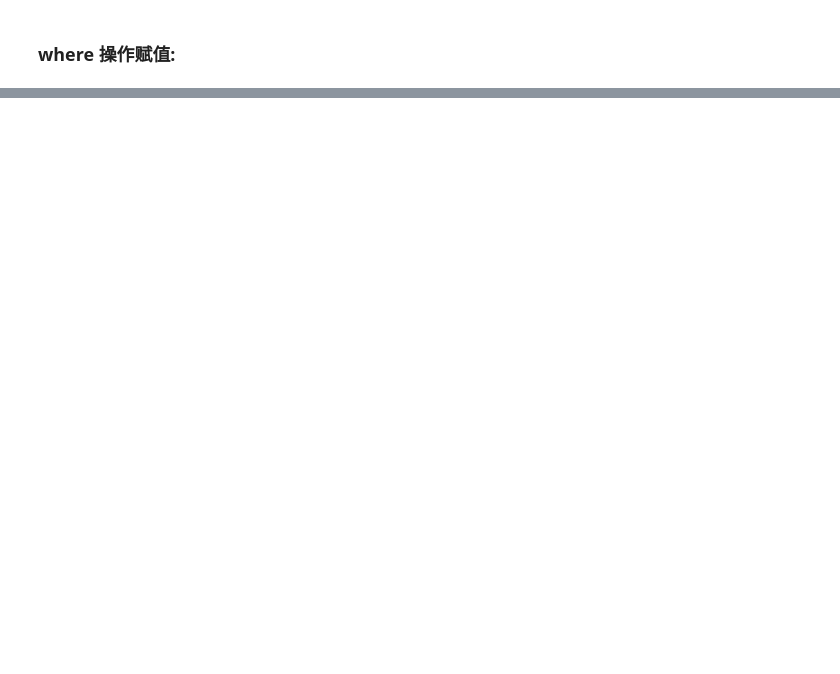
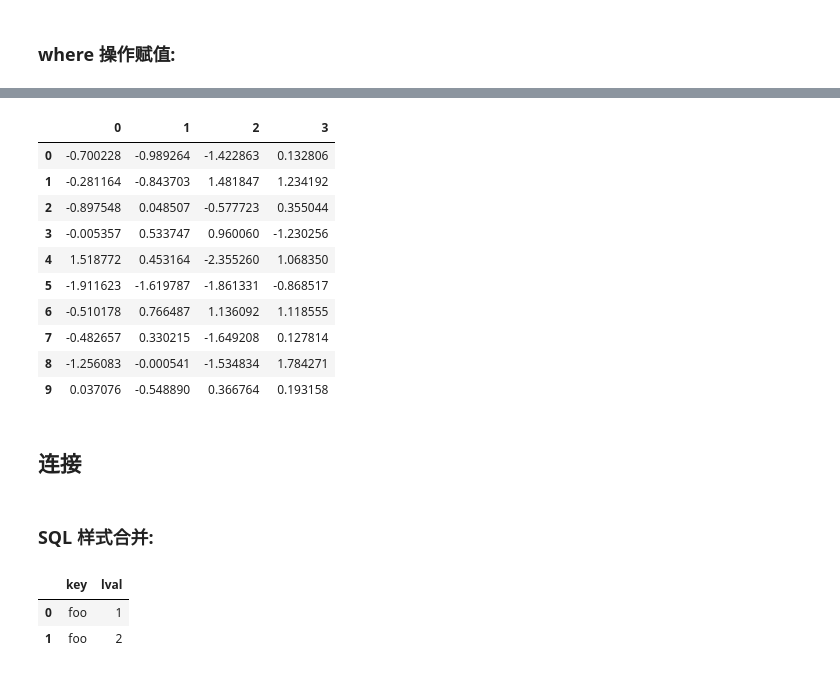
Before and after one commit to Sai628/jupyter-notebook, a Jupyter notebook: Python/pandas-tutorial.ipynb, the cells around one changed output, grey strips where cells are left out. Saved outputs shown, nothing was run; the diff lists cells and outputs as text; code cells hidden in the pictures; blank space fills up the shorter version.

```diff
--- a/Python/pandas-tutorial.ipynb
+++ b/Python/pandas-tutorial.ipynb
@@ -452,0 +646,2 @@ df2
+# %%
+df = pd.DataFrame(np.random.randn(10, 4))
@@ -452,0 +662,2 @@ df2
+# %%
+pieces = [df[:3], df[3:7], df[7:]]
@@ -452,0 +680,18 @@ df2
+# %%
+pd.concat(pieces)
+# %% [output]
+|  | 0 | 1 | 2 | 3 |
+| 0 | -0.700228 | -0.989264 | -1.422863 | 0.132806 |
+| 1 | -0.281164 | -0.843703 | 1.481847 | 1.234192 |
+| 2 | -0.897548 | 0.048507 | -0.577723 | 0.355044 |
+| 3 | -0.005357 | 0.533747 | 0.960060 | -1.230256 |
+| 4 | 1.518772 | 0.453164 | -2.355260 | 1.068350 |
+| 5 | -1.911623 | -1.619787 | -1.861331 | -0.868517 |
+| 6 | -0.510178 | 0.766487 | 1.136092 | 1.118555 |
+| 7 | -0.482657 | 0.330215 | -1.649208 | 0.127814 |
+| 8 | -1.256083 | -0.000541 | -1.534834 | 1.784271 |
+| 9 | 0.037076 | -0.548890 | 0.366764 | 0.193158 |
+# %% [markdown]
+## 连接
+# %% [markdown]
+### SQL 样式合并:
@@ -452,0 +702,6 @@ df2
+# %%
+left
+# %% [output]
+|  | key | lval |
+| 0 | foo | 1 |
+| 1 | foo | 2 |
```
Also changed, not shown: parts of 123 cells of this notebook.
